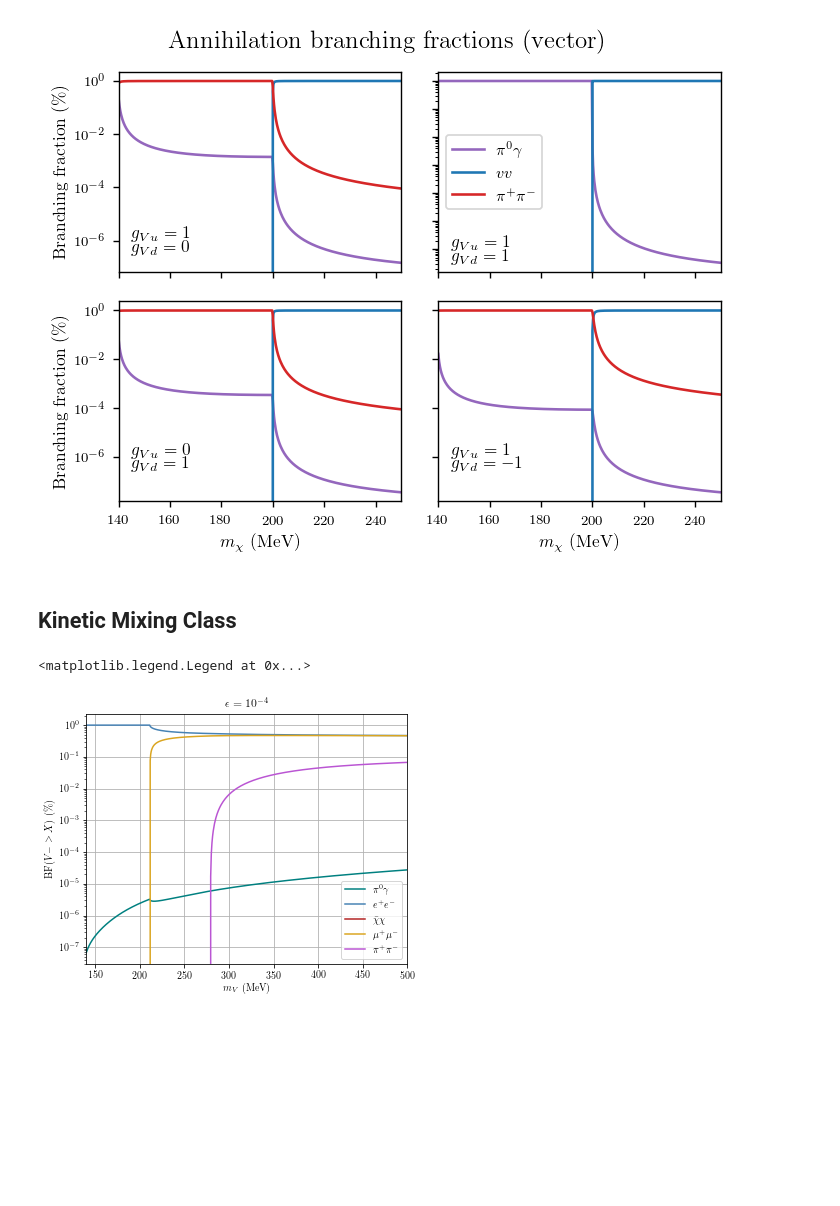
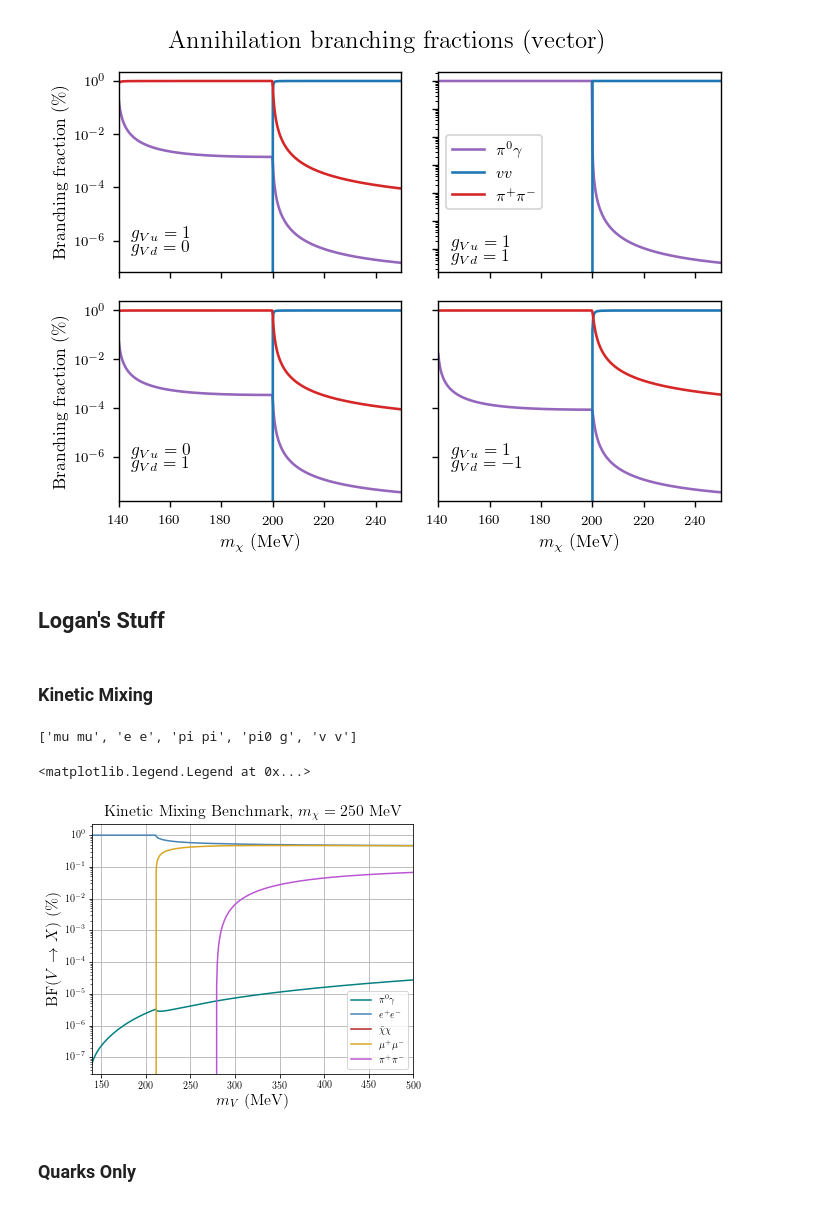
Before and after one commit to LoganAMorrison/Hazma, a Jupyter notebook: tutorials/vector_mediator_branching_fractions.ipynb, the cells around one changed output. Drawn from its saved outputs; the diff is of its cells as text; code cells hidden in the pictures; blank space fills up the shorter version.

```diff
--- a/tutorials/vector_mediator_branching_fractions.ipynb
+++ b/tutorials/vector_mediator_branching_fractions.ipynb
@@ -346,11 +346,17 @@ plt.tight_layout(rect=[0, 0.03, 1, 0.95])
 plt.savefig("figures/vector_branching_fractions_quark_couplings_only.pdf")
 # %% [output]
 [figure]
+# %% [markdown]
+## Logan's Stuff
 # %% [markdown]
-## Kinetic Mixing Class
+### Kinetic Mixing
 # %%
 km_params = {"mx": 250., "mv":500., "gvxx":1., "eps":1e-3}
 km = KineticMixing(**km_params)
+# %%
+km.list_final_states()
+# %% [output]
+['mu mu', 'e e', 'pi pi', 'pi0 g', 'v v']
 # %%
 eps_list = [0.1, 0.01, 0.001, 0.0001]
 v_decay_fss = (set(km.list_final_states()) - set(['v v'])) | set(['x x'])
@@ -358,33 +364,35 @@ mvs = np.logspace(np.log10(140), np.log10(500), 500)
 # %%
 plt.figure(figsize=(latex_text_width_1col, 0.8*latex_text_width_1col))
 
 km_params = {"mx": 250., "mv":500., "gvxx":1., "eps":1e-3}
 km = KineticMixing(**km_params)
 
 # Get branching fractions
 bfs_raw = []
 for mv in mvs:
     km.mv = mv
     bfs_raw.append(km.partial_widths())
 
 bfs = {fs: [bf[fs] / bf["total"] for bf in bfs_raw] for fs in v_decay_fss}
 
 for fs, bf_list in bfs.iteritems():
     lab = get_tex_label(fs)
     plt.plot(mvs, bf_list, color=get_color(fs), label=lab)
 
 plt.xlim(mvs[[0, -1]])
 plt.yscale("log")
-plt.title(r"$\epsilon = 10^{%i}$" % np.log10(eps), fontsize=12)
+plt.title(r"Kinetic Mixing Benchmark, $m_{\chi} = 250$ MeV", fontsize=16)
 plt.grid()
 
 
 
-plt.ylabel("BF($V->X$) (\%)")
-plt.xlabel(r"$m_V$ (MeV)")
+plt.ylabel(r"BF($V\to X$) (\%)", fontsize=16)
+plt.xlabel(r"$m_V$ (MeV)", fontsize=16)
 
 plt.legend()
 #title = plt.suptitle("Vector decay branching fractions")
 # %% [output]
 <matplotlib.legend.Legend at 0x...>
-[figure, old version]
+[figure, new version]
+# %% [markdown]
+### Quarks Only
```
Also changed, not shown: parts of 4 cells of this notebook, 18 other files.
